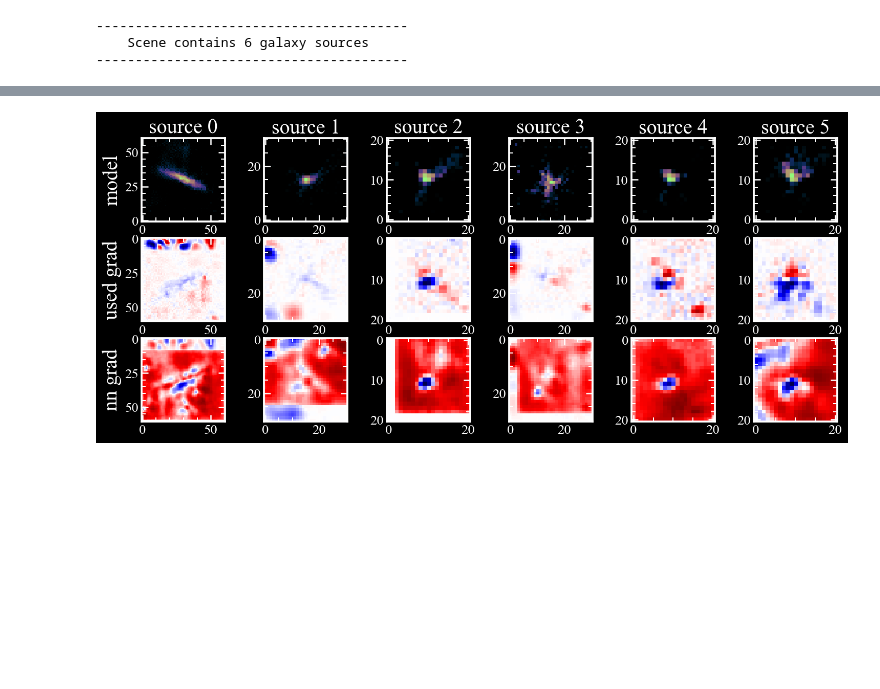
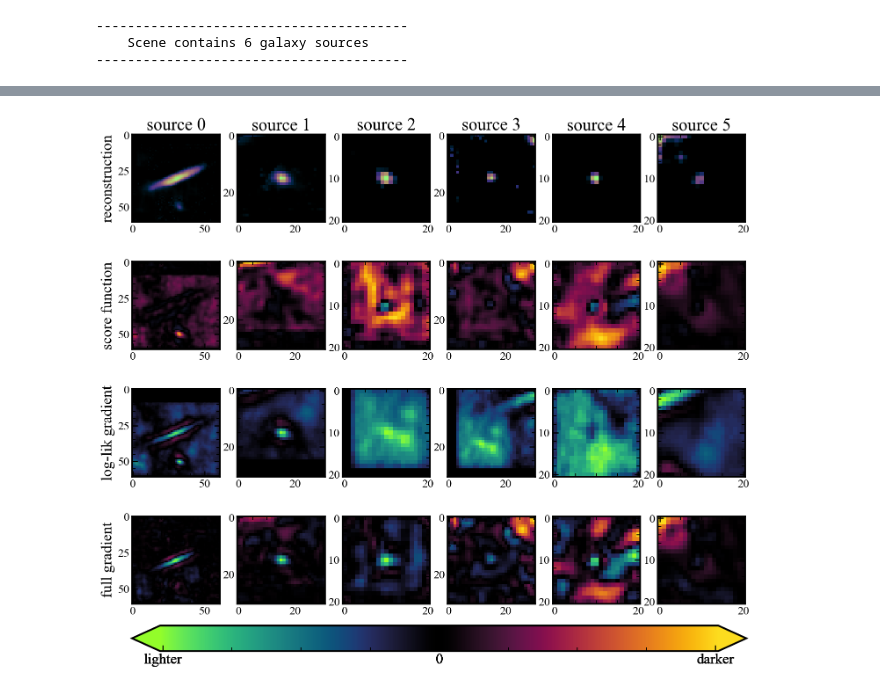
Before and after one commit to pmelchior/scarlet2, a Jupyter notebook: run_test.ipynb, the cells around one changed output, grey strips where cells are left out. Drawn from its saved outputs; the diff is of its cells as text; code cells hidden in the pictures; blank space fills up the shorter version.

```diff
--- a/run_test.ipynb
+++ b/run_test.ipynb
@@ -46,8 +43,9 @@ import optax
 from tqdm.auto import tqdm
 import pandas as pd
 import warnings
+import jax
 warnings.filterwarnings("ignore") # suppress version depreciation warnings of jax.tree_structure
-plt.style.use('dark_background')
+#plt.style.use('dark_background')
 # %%
 # ----------------------------------- #
 # grab images from the HSC catalogue  #
@@ -91,3 +92,5 @@ print('----------------------------------------')
+# %%
+morph_init_scarlet = np.array([i for i in data['scar_g'] ])
 # %%
 # file = np.load("hsc_cosmos_35.npz")
 # data = file["images"]
@@ -108,16 +111,18 @@ from skimage import draw
 # empty list
 morph_init = [None]*len(centers)
 key = random.split(random.PRNGKey(0), 1)
-sigma = 1.0 # noise factor
+sigma = .5 # noise factor
 
 for i, bx in enumerate(box_size):
     arr = np.zeros((bx, bx))
-    rr, cc = draw.disk((bx/2, bx/2), radius=bx/7, shape=arr.shape)
+    rr, cc = draw.disk((bx/2, bx/2), radius=bx/10, shape=arr.shape)
     arr[rr, cc] = 1
     noise = random.normal(key, (box_size[i], box_size[i]))
-    raw = noise # (jnp.array(arr) + sigma * noise)
+    raw =  (jnp.array(arr) + sigma * noise)
     normed = (raw-jnp.min(raw))/(jnp.max(raw)-jnp.min(raw))
     morph_init[i] = normed
+
+# plt.imshow(morph_init[0])
 # %%
 # try to mess around getting prior to work
 # TODO: determine best way to ensure prior is being used
@@ -128,7 +133,8 @@ with Scene(model_frame) as scene:
         Source(
             centers[i],
             ArraySpectrum(random.normal(keys[0], (5,)), constraint=PositiveConstraint()),
-            ArrayMorphology(morph_init[i], prior=NNPrior())
+            #ArrayMorphology(morph_init[i], prior=NNPrior())
+            ArrayMorphology(morph_init_scarlet[i], prior=NNPrior())
         )
 # %%
 # TODO: fix "jax.tree_structure" is deprecated so we can use latest jax and equinox
@@ -192,43 +230,74 @@ plt.show()
 # %%
 # test to see if issue is with image storage type
 # NOTE: nope works fine. grads correctly calculated, but not with the log_prior routine
 import jax
 import cmasher as cmr
 int_method = 'none'
+cmap = cmr.wildfire
+cbar = False
 
-fig = plt.figure(figsize=(15, 6), dpi = 120)
+from jax import jvp
+def hvp(f, primals, tangents):
+    return jvp(f, primals, tangents)[1]
+
+fig = plt.figure(figsize=(15, 12), dpi = 120)
 num_src = len( scene.sources )
 for idx in range(num_src):
-    y = scene.sources[idx].morphology.value
-    nn = NNPrior()
-    grads_src = jax.grad(nn.log_prob)(y)
-    grad_used = grads.sources[idx].morphology.value
+    grad_nn    = grad_neural.sources[idx].morphology.value
+    grad_nll   = grad_lik.sources[idx].morphology.value
+    grad_sum   = grad_nn + grad_nll
+    grad_used  = grads.sources[idx].morphology.value
+    morphology = scene.sources[idx].morphology.value
+
+
 
     # source morphology
-    plt.subplot(3, num_src, idx + 1)
-    plt.imshow(y,cmap = cmr.lilac, vmin = 0,interpolation=int_method)
-    plt.gca().invert_yaxis()
+    plt.subplot(4, num_src, idx + 1)
+    plt.imshow(morphology,cmap = cmr.lilac, vmin = 0,interpolation=int_method)
+    #plt.gca().invert_yaxis()
     plt.title(f"source {idx}", fontsize = 24)
     if idx==0:
-        plt.ylabel("model", fontsize = 24)
+        plt.ylabel("reconstruction", fontsize = 21)
+
+
+    # nn grads
+    plt.subplot(4, num_src, idx + 1 * num_src + 1)
+    #plt.gca().invert_yaxis()
+    tmax = np.max(np.abs(grad_nn))
+    plt.imshow(grad_nn,cmap = cmap, vmin = -tmax, vmax = tmax, interpolation=int_method)
+    if idx==0:
+        plt.ylabel("score function", fontsize = 21)
+
+    # residual
+    plt.subplot(4, num_src, idx + 2 * num_src + 1)
+    #plt.gca().invert_yaxis()
+    tmax = np.max(np.abs(grad_nll))
+    plt.imshow(grad_nll,cmap = cmap, vmin = -tmax, vmax = tmax, interpolation=int_method)
+    if idx==0:
+        plt.ylabel("log-lik gradient", fontsize = 21)
 
     # used grads
-    plt.subplot(3,num_src, idx + num_src + 1)
-    plt.gca().invert_yaxis()
+    plt.subplot(4,num_src, idx + 3 * num_src + 1)
+    #plt.gca().invert_yaxis()
     tmax = np.max(np.abs(grad_used))
-    plt.imshow(grad_used,cmap = 'seismic', vmin = -tmax, vmax = tmax, interpolation=int_method)
+    im = plt.imshow(grad_used,cmap = cmap, vmin = -tmax, vmax = tmax, interpolation=int_method)
     if idx==0:
-        plt.ylabel("used grad", fontsize = 24)
+        plt.ylabel("full gradient", fontsize = 21)
+    cbar_ax = fig.add_axes([0.125, 0.05, 0.776, 0.040])
+    cbar = fig.colorbar(im, cax=cbar_ax,ticks=[-0.99*tmax, 0, 0.99*tmax],
+                orientation="horizontal",
+                extend='both')
+    cbar.set_ticklabels(['lighter', '0', 'darker'], fontsize=20)
 
-    # nn grads
-    plt.subplot(3, num_src, idx + 2 * num_src + 1)
-    plt.gca().invert_yaxis()
-    tmax = np.max(np.abs(grads_src))
-    plt.imshow(grads_src,cmap = 'seismic_r', vmin = -tmax, vmax = tmax, interpolation=int_method)
-    if idx==0:
-        plt.ylabel("nn grad", fontsize = 24)
+
+    # # sum
+    # plt.subplot(5, num_src, idx + 4 * num_src + 1)
+    # #plt.gca().invert_yaxis()
+    # plt.imshow(grad_sum - grad_used,cmap = cmap, vmin = -tmax, vmax = tmax, interpolation=int_method)
+    # if idx==0:
+    #     plt.ylabel("[nn + lik - used]", fontsize = 21)
 # %% [output]
-[figure, old version]
+[figure, new version]
 # %%
 import cmasher as cmr
 # TODO: Make proper normalising and stretching routine like the Lupton one
```
Also changed, not shown: parts of 9 cells of this notebook.
